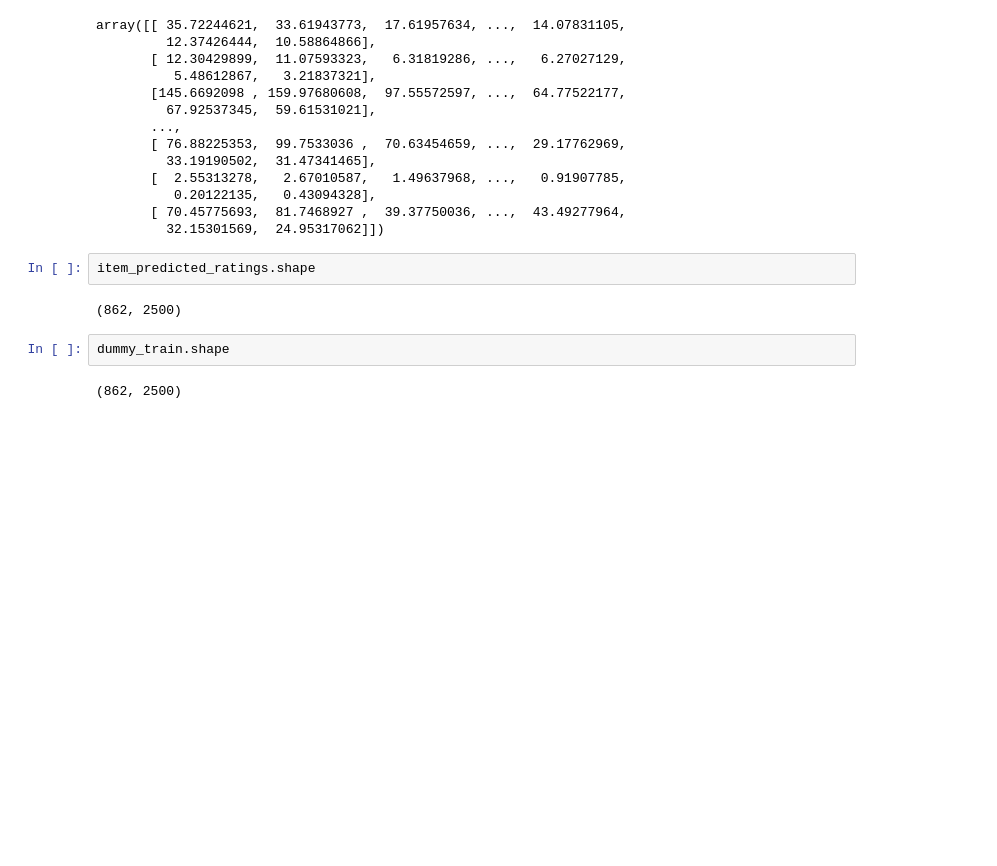
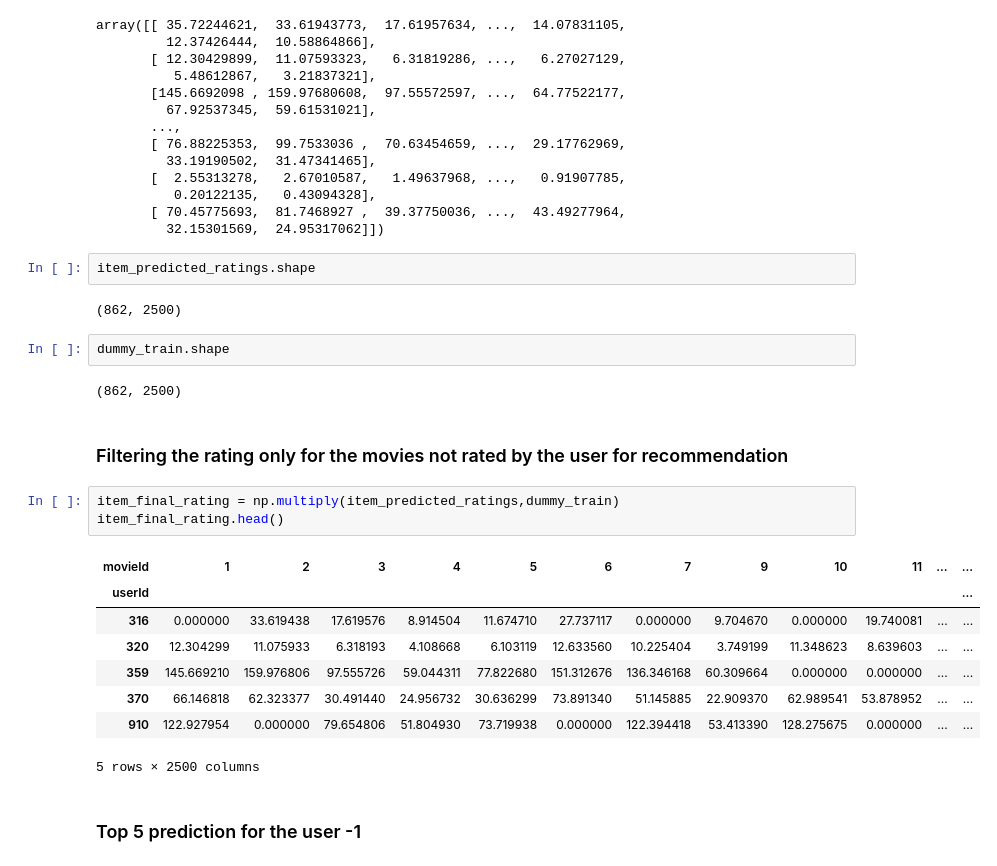
Before and after one commit to vivekkum-ar/Movie-Recommender-System, a Jupyter notebook: Recommender_for_movielens.ipynb, the cells around one changed output. Drawn from its saved outputs; the diff is of its cells as text; blank space fills up the shorter version.

Commit message:
Top 5 prediction for user1

```diff
--- a/Recommender_for_movielens.ipynb
+++ b/Recommender_for_movielens.ipynb
@@ -360,3 +360,19 @@ item_predicted_ratings.shape
 dummy_train.shape
 # %% [output]
 (862, 2500)
+# %% [markdown]
+### Filtering the rating only for the movies not rated by the user for recommendation
+# %%
+item_final_rating = np.multiply(item_predicted_ratings,dummy_train)
+item_final_rating.head()
+# %% [output]
+| movieId | 1 | 2 | 3 | 4 | 5 | 6 | 7 | 9 | 10 | 11 | ... | ... |
+| userId |  |  |  |  |  |  |  |  |  |  |  | ... |
+| 316 | 0.000000 | 33.619438 | 17.619576 | 8.914504 | 11.674710 | 27.737117 | 0.000000 | 9.704670 | 0.000000 | 19.740081 | ... | ... |
+| 320 | 12.304299 | 11.075933 | 6.318193 | 4.108668 | 6.103119 | 12.633560 | 10.225404 | 3.749199 | 11.348623 | 8.639603 | ... | ... |
+| 359 | 145.669210 | 159.976806 | 97.555726 | 59.044311 | 77.822680 | 151.312676 | 136.346168 | 60.309664 | 0.000000 | 0.000000 | ... | ... |
+| 370 | 66.146818 | 62.323377 | 30.491440 | 24.956732 | 30.636299 | 73.891340 | 51.145885 | 22.909370 | 62.989541 | 53.878952 | ... | ... |
+| 910 | 122.927954 | 0.000000 | 79.654806 | 51.804930 | 73.719938 | 0.000000 | 122.394418 | 53.413390 | 128.275675 | 0.000000 | ... | ... |
+5 rows × 2500 columns
+# %% [markdown]
+### Top 5 prediction for the user -1
```
Also changed, not shown: parts of 1 cell of this notebook.
